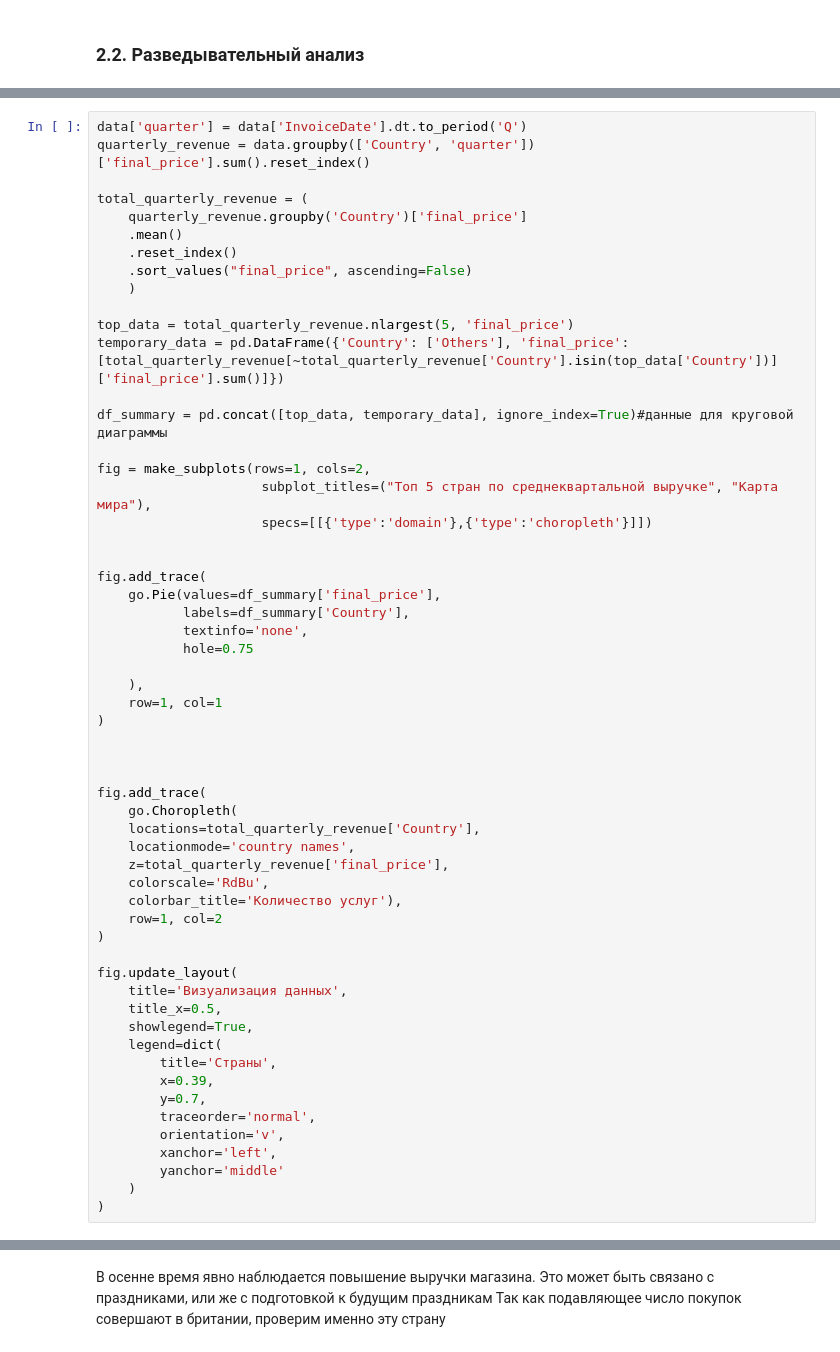
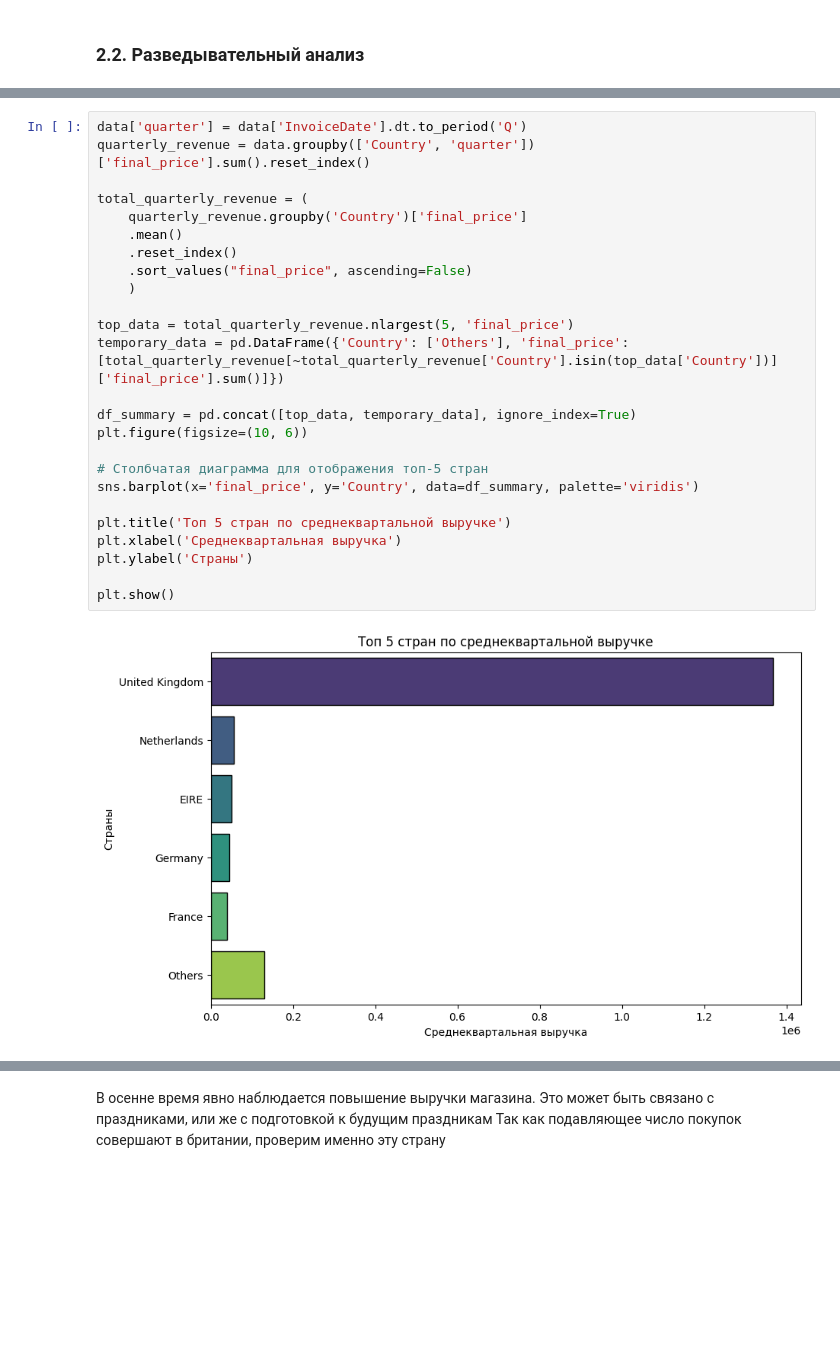
Before and after one commit to Bigilittle/CustomerSegmentation, a Jupyter notebook: ipynb/main.ipynb, the cells around one changed output, grey strips where cells are left out. Saved outputs shown, nothing was run; the diff lists cells and outputs as text; blank space fills up the shorter version.

```diff
--- a/ipynb/main.ipynb
+++ b/ipynb/main.ipynb
@@ -289,60 +265,30 @@ fig.update_layout(
 # %%
 data['quarter'] = data['InvoiceDate'].dt.to_period('Q')
 quarterly_revenue = data.groupby(['Country', 'quarter'])['final_price'].sum().reset_index()
 
 total_quarterly_revenue = (
     quarterly_revenue.groupby('Country')['final_price']
     .mean()
     .reset_index()
     .sort_values("final_price", ascending=False)
     )
 
 top_data = total_quarterly_revenue.nlargest(5, 'final_price')
 temporary_data = pd.DataFrame({'Country': ['Others'], 'final_price': [total_quarterly_revenue[~total_quarterly_revenue['Country'].isin(top_data['Country'])]['final_price'].sum()]})
 
-df_summary = pd.concat([top_data, temporary_data], ignore_index=True)#данные для круговой диаграммы
+df_summary = pd.concat([top_data, temporary_data], ignore_index=True)
+plt.figure(figsize=(10, 6))
 
-fig = make_subplots(rows=1, cols=2,
-                     subplot_titles=("Топ 5 стран по среднеквартальной выручке", "Карта мира"),
-                     specs=[[{'type':'domain'},{'type':'choropleth'}]])
+# Столбчатая диаграмма для отображения топ-5 стран
+sns.barplot(x='final_price', y='Country', data=df_summary, palette='viridis')
 
+plt.title('Топ 5 стран по среднеквартальной выручке')
+plt.xlabel('Среднеквартальная выручка')
+plt.ylabel('Страны')
 
-fig.add_trace(
-    go.Pie(values=df_summary['final_price'],
-           labels=df_summary['Country'],
-           textinfo='none',
-           hole=0.75
-
-    ),
-    row=1, col=1
-)
-
-
-
-fig.add_trace(
-    go.Choropleth(
-    locations=total_quarterly_revenue['Country'],
-    locationmode='country names',
-    z=total_quarterly_revenue['final_price'],
-    colorscale='RdBu',
-    colorbar_title='Количество услуг'),
-    row=1, col=2
-)
-
-fig.update_layout(
-    title='Визуализация данных',
-    title_x=0.5,
-    showlegend=True,
-    legend=dict(
-        title='Страны',
-        x=0.39,
-        y=0.7,
-        traceorder='normal',
-        orientation='v',
-        xanchor='left',
-        yanchor='middle'
-    )
-)
+plt.show()
+# %% [output]
+[figure, added]
 # %%
 data['month'] =  data['InvoiceDate'].dt.to_period('M').astype('str')
 sezon_data = data.groupby('month')['final_price'].sum().reset_index()
```
Also changed, not shown: parts of 25 cells of this notebook, 1 other file.
